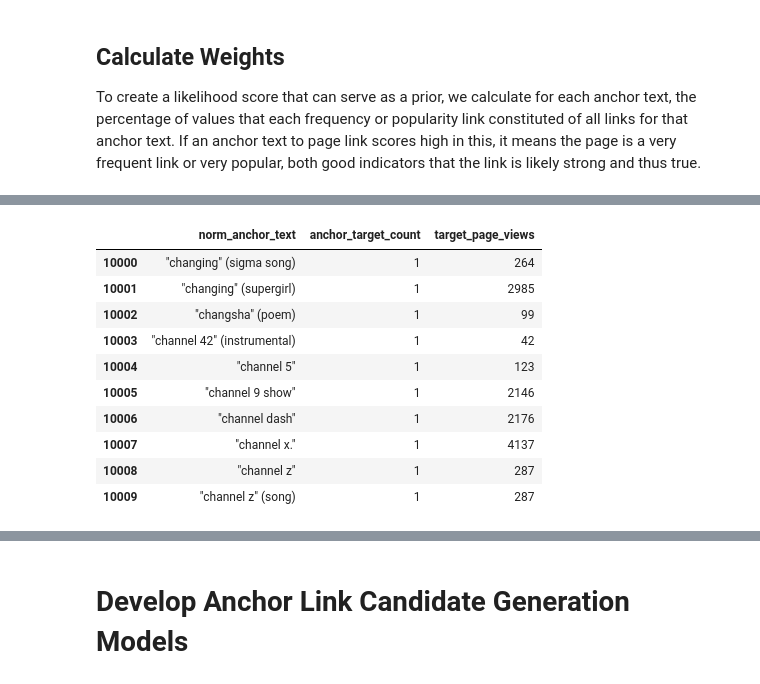
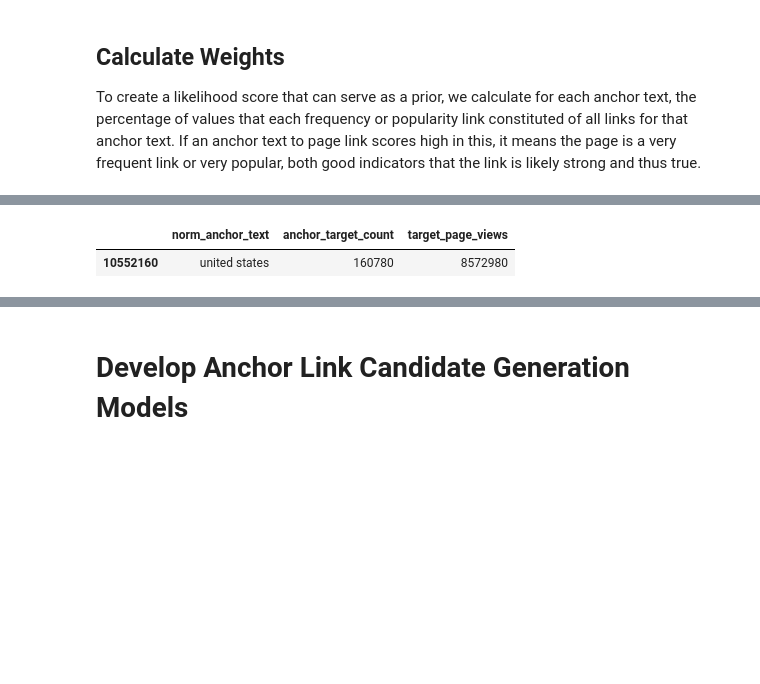
Before and after one commit to TheDigitalFrontier/entity-disambiguation, a Jupyter notebook: notebooks/pipeline/3a_anchor_links.ipynb, the cells around one changed output, grey strips where cells are left out. Saved outputs shown, nothing was run; the diff lists cells and outputs as text; code cells hidden in the pictures; blank space fills up the shorter version.

Commit message:
Refresh anchor link pipeline with fixes

```diff
--- a/notebooks/pipeline/3a_anchor_links.ipynb
+++ b/notebooks/pipeline/3a_anchor_links.ipynb
@@ -91,0 +101,9 @@ After: 15,265,648
+# %%
+# Aggregate duplicates that now exist as a result of normalization
+# Example: 'united states' and 'united states' both link to page 3434750 in separate rows
+# because they were different pre-normalization, but now we want to treat them the same
+# for every anchor text -> page pair
+print("Before: {:,}".format(len(anchor_texts)))
+anchor_texts = anchor_texts.groupby(['norm_anchor_text', 'target_page_id'], as_index=False).agg({'count': sum})
+anchor_texts.head(5)
+print("After: {:,}".format(len(anchor_texts)))
@@ -140,5 +177,5 @@ anchor_text_totals = anchor_texts.groupby('norm_anchor_text', as_index=False).ag
     'anchor_target_count': sum,
     'target_page_views': sum
 })
-anchor_text_totals[10000:10010]
+anchor_text_totals[anchor_text_totals['norm_anchor_text'] == 'united states']
 # %% [output]
@@ -147,14 +184,5 @@ Wall time: 1min 2s
 |  | norm_anchor_text | anchor_target_count | target_page_views |
-| 10000 | "changing" (sigma song) | 1 | 264 |
-| 10001 | "changing" (supergirl) | 1 | 2985 |
-| 10002 | "changsha" (poem) | 1 | 99 |
-| 10003 | "channel 42" (instrumental) | 1 | 42 |
-| 10004 | "channel 5" | 1 | 123 |
-| 10005 | "channel 9 show" | 1 | 2146 |
-| 10006 | "channel dash" | 1 | 2176 |
-| 10007 | "channel x." | 1 | 4137 |
-| 10008 | "channel z" | 1 | 287 |
-| 10009 | "channel z" (song) | 1 | 287 |
+| 10552160 | united states | 160780 | 8572980 |
 # %%
 %%time
 # Save values as dictionary to speed up downstream processing
```
Also changed, not shown: parts of 30 cells of this notebook, 1 other file.
